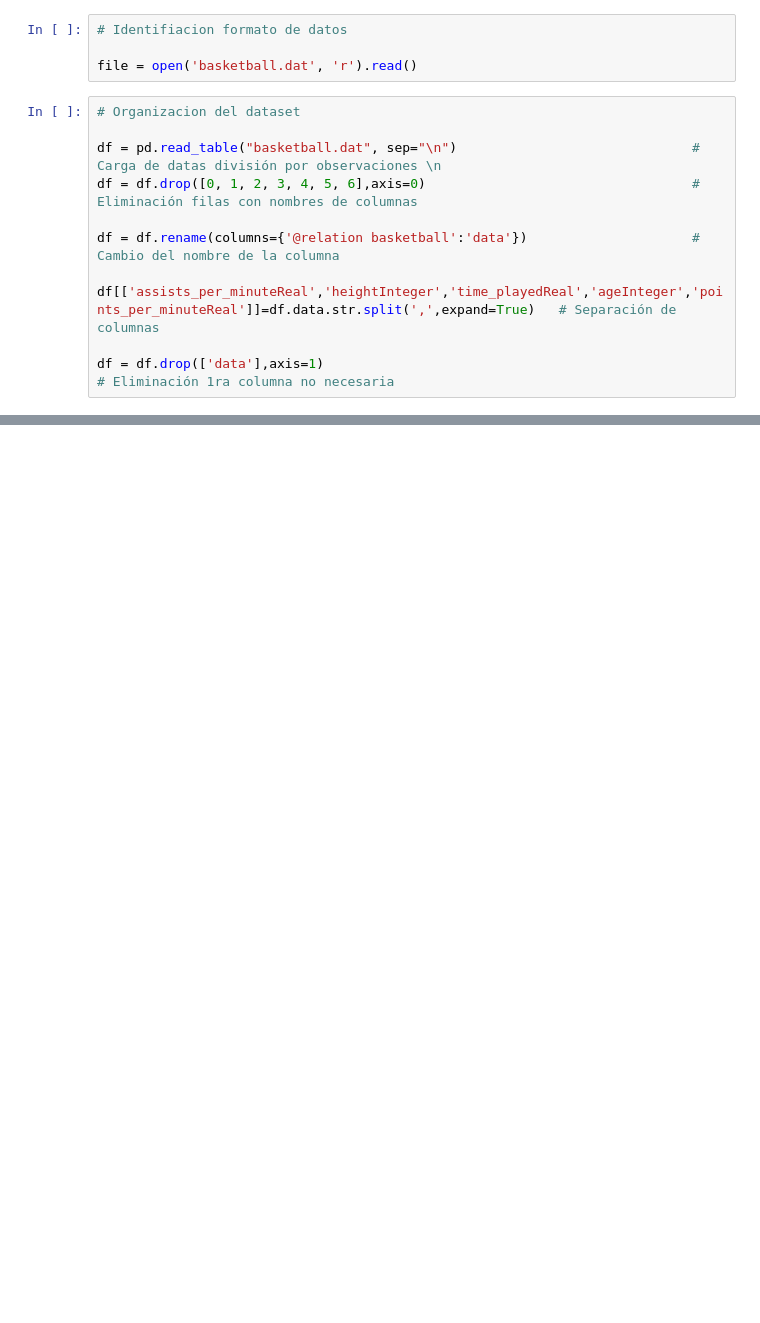
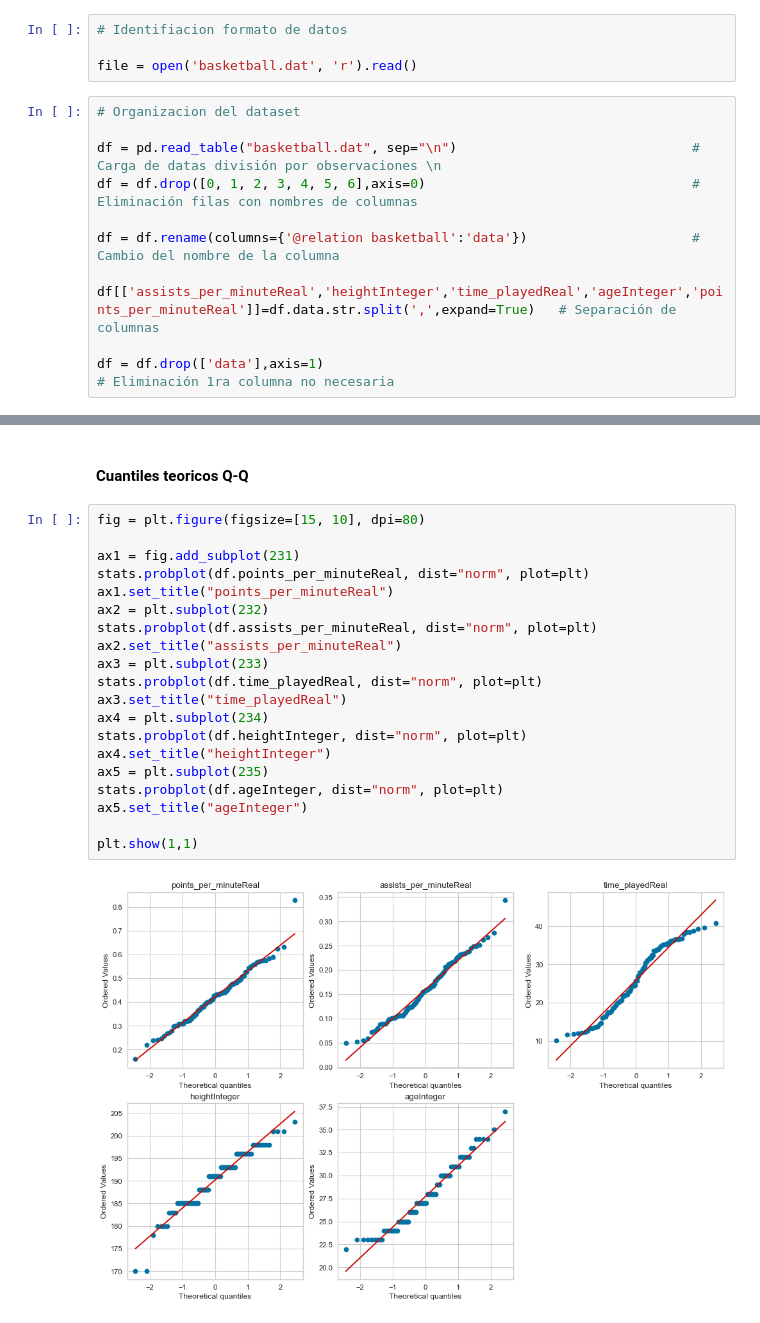
Before and after one commit to jmrmontano/Javeriana_RP_Clustering, a Jupyter notebook: datalab/Clustering.ipynb, the cells around one changed output, grey strips where cells are left out. Cells and saved outputs as stored; diff of their text form; blank space fills up the shorter version.

```diff
--- a/datalab/Clustering.ipynb
+++ b/datalab/Clustering.ipynb
@@ -259,0 +188,24 @@ Resultados
+# %% [markdown]
+#### Cuantiles teoricos Q-Q
+# %%
+fig = plt.figure(figsize=[15, 10], dpi=80)
+
+ax1 = fig.add_subplot(231)
+stats.probplot(df.points_per_minuteReal, dist="norm", plot=plt)
+ax1.set_title("points_per_minuteReal")
+ax2 = plt.subplot(232)
+stats.probplot(df.assists_per_minuteReal, dist="norm", plot=plt)
+ax2.set_title("assists_per_minuteReal")
+ax3 = plt.subplot(233)
+stats.probplot(df.time_playedReal, dist="norm", plot=plt)
+ax3.set_title("time_playedReal")
+ax4 = plt.subplot(234)
+stats.probplot(df.heightInteger, dist="norm", plot=plt)
+ax4.set_title("heightInteger")
+ax5 = plt.subplot(235)
+stats.probplot(df.ageInteger, dist="norm", plot=plt)
+ax5.set_title("ageInteger")
+
+plt.show(1,1)
+# %% [output]
+[figure, added]
```
Also changed, not shown: parts of 64 cells of this notebook, 1 other file.
